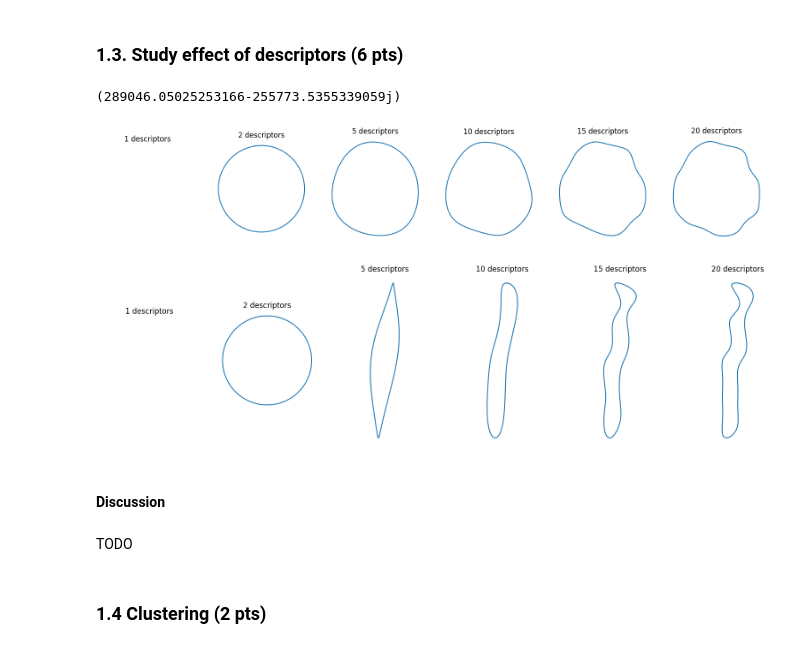
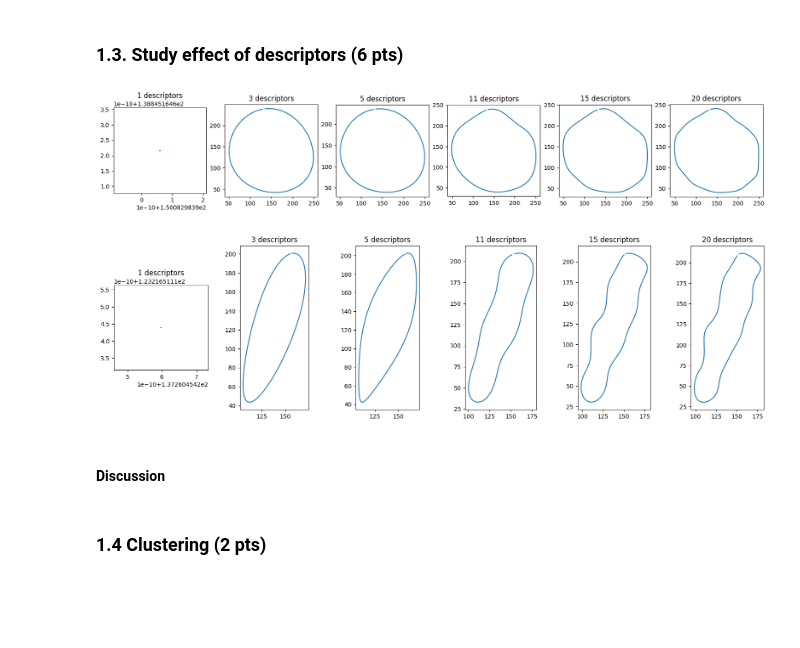
Before and after one commit to alessandrodalbesio/EPFL-image-analysis-and-pattern-recognition, a Jupyter notebook: lab_02_object_description.ipynb, the cells around one changed output. Saved outputs shown, nothing was run; the diff lists cells and outputs as text; code cells hidden in the pictures; blank space fills up the shorter version.

```diff
--- a/lab_02_object_description.ipynb
+++ b/lab_02_object_description.ipynb
@@ -307,12 +265,12 @@ TODO
 from scipy.fft import ifft
 
 # Define increasing set sizes of the descriptors.
-descr_set_sizes = [1, 2, 5, 10, 15, 20]
+descr_set_sizes = [1, 3, 5, 11, 15, 20]
 
 
 # Define images for which you will show the recovery.
-zero = zeros_processed[6]
-one = ones_processed[6]
+zero = zeros_processed[8]
+one = ones_processed[8]
 
 
 # Get the descriptors of the images
@@ -339,43 +297,37 @@ zero_reconstructed.append(ifft(zeroDescriptors))
 one_reconstructed = []
 for size in descr_set_sizes:
     # Reduce the number of descriptors based on the set size
     oneDescriptorsReduced = oneDescriptors.copy()
     if size != 1:
         oneDescriptorsReduced[size//2 +size % 2 :-size//2] = 0
     else:
         oneDescriptorsReduced[1:] = 0
-        print(oneDescriptorsReduced[0])
 
     # Apply inverse Fourier transform
     one_reconstructed.append(ifft(oneDescriptorsReduced))
 one_reconstructed.append(ifft(oneDescriptors))
 
 # Plot the results
 fig, axes = plt.subplots(1, len(descr_set_sizes), figsize=(20, 5))
 for ax, im, nm in zip(axes, zero_reconstructed,descr_set_sizes):
     im = convertComplexToPixel(im)
     ax.plot(im[:,0], im[:,1])
-    ax.axis('off')
     ax.set_aspect('equal')
     ax.set_title(f"{nm} descriptors")
 plt.show()
 
 fig, axes = plt.subplots(1, len(descr_set_sizes), figsize=(20, 5))
 for ax, im, nm in zip(axes, one_reconstructed, descr_set_sizes):
     im = convertComplexToPixel(im)
     ax.plot(im[:,0], im[:,1])
-    ax.axis('off')
     ax.set_aspect('equal')
     ax.set_title(f"{nm} descriptors")
 plt.show()
 # %% [output]
-(289046.05025253166-255773.5355339059j)
-[figure, old version]
+[figure, new version]
-[figure, old version]
+[figure, new version]
 # %% [markdown]
 #### Discussion
-# %% [markdown]
-TODO
 # %% [markdown]
 ### 1.4 Clustering (2 pts)
 # %%
```
Also changed, not shown: parts of 10 cells of this notebook.
